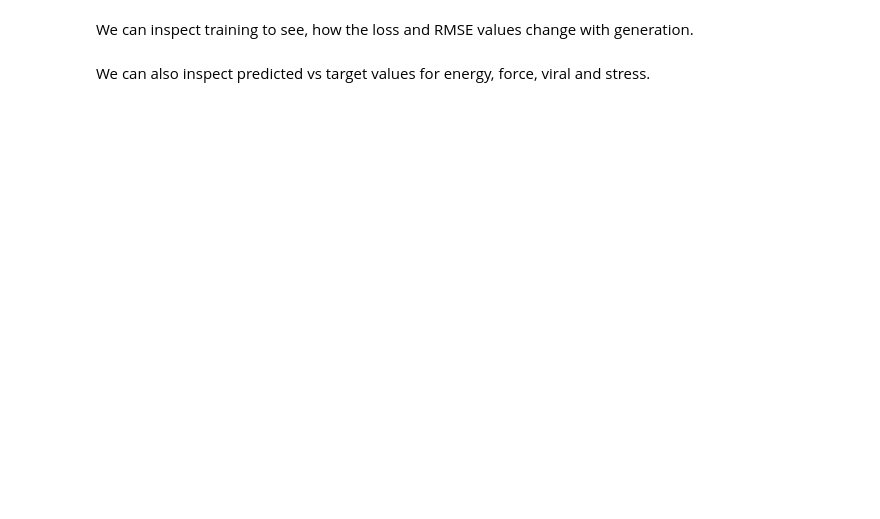
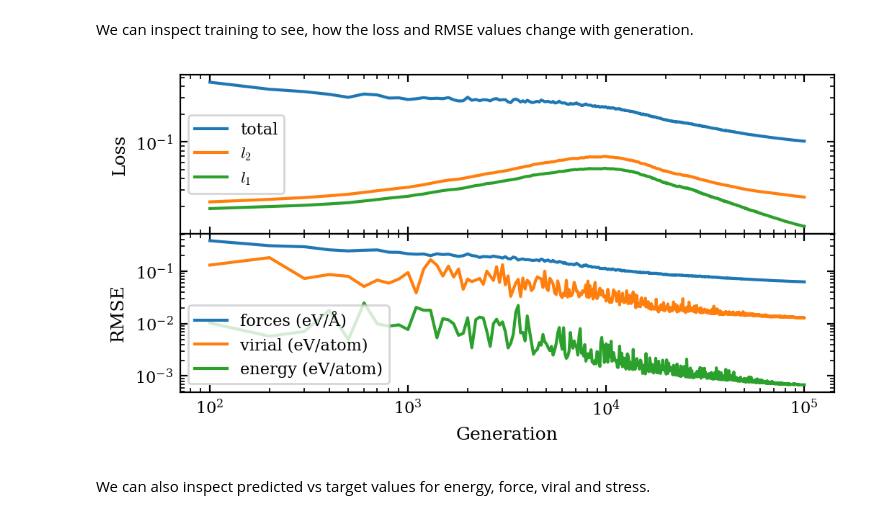
Before and after one commit to ThomasRavnborg/OxideSlabs, a Jupyter notebook: MLtraining.ipynb, the cells around one changed output. Drawn from its saved outputs; the diff is of its cells as text; code cells hidden in the pictures; blank space fills up the shorter version.

```diff
--- a/MLtraining.ipynb
+++ b/MLtraining.ipynb
@@ -175,7 +190,9 @@ def plot_parity(iter=1):
     fig.align_labels()
     plt.show()
 # %%
-plot_loss(iter=2)
+plot_loss(iter=1)
+# %% [output]
+[figure, added]
 # %% [markdown]
 We can also inspect predicted vs target values for energy, force, viral and stress.
 # %%
```
Also changed, not shown: parts of 105 cells of this notebook, 12 other files.
